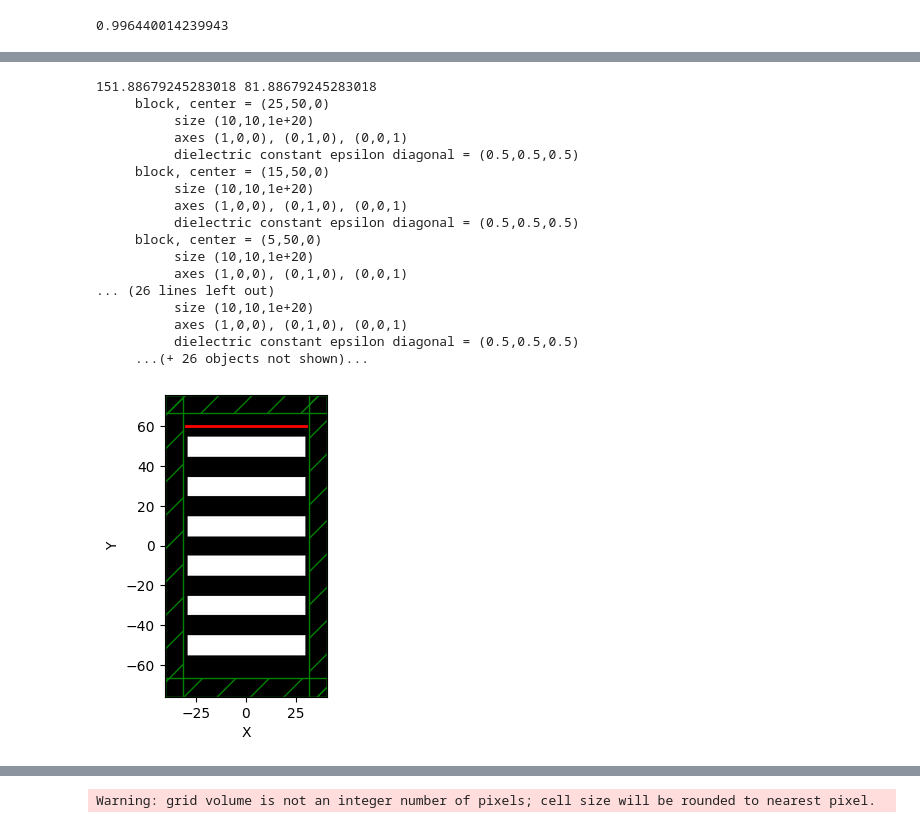
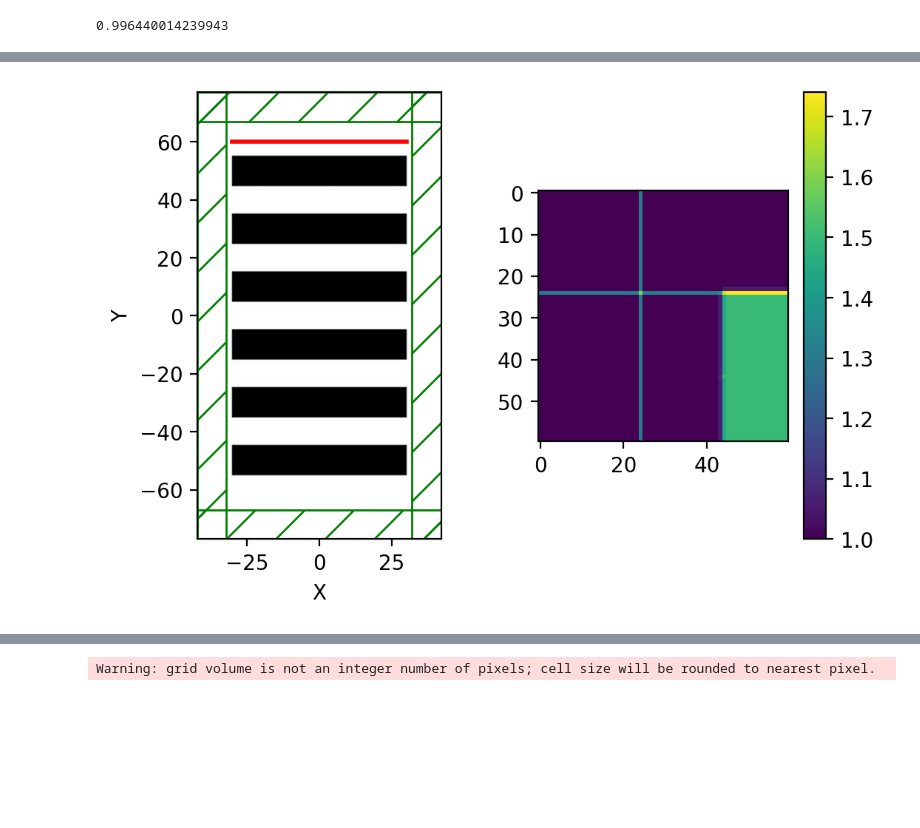
Before and after one commit to tornikeo/fe_vortex_optic_gates, a Jupyter notebook: simulation.ipynb, the cells around one changed output, grey strips where cells are left out. Cells and saved outputs as stored; diff of their text form; code cells hidden in the pictures; blank space fills up the shorter version.

```diff
--- a/simulation.ipynb
+++ b/simulation.ipynb
@@ -45,8 +45,8 @@ h = 10 # nanometers
 lamd = h / ratio # nanometers
 k_0 = 1 - 0.01 * (h/lamd) ** -2 # Used for eps hat calculation
 
-pml_size = lamd * 0.50
-pml_sep = lamd * 0.08
+pml_size = np.ceil(lamd * 0.50)
+pml_sep = np.ceil(lamd * 0.08)
 pml_depth = pml_size + pml_sep # nm
 simulation_area = np.array([6 * 10, 13 * 10, 0])
 grid_size = simulation_area + [pml_depth * 2, pml_depth * 2, 0] # nm
@@ -58,4 +58,3 @@ courant = courant_factor * (eps ** .5) / (2 ** .5) # no dim.
 # this is pixels per scale (nanometers here).
 # The vortices have size 10nmx10nm, and consist of
 # 6x6 cells. So, the resolution should be
-resolution = 10 / 6
@@ -101,8 +100,0 @@ resolution * pml_depth
-# %%
-x = sim.get_efield().copy().sum(-1)
-x += sim.get_epsilon().copy()
-x[int(resolution * pml_depth), :] = 0
-x[:,int(resolution * pml_depth),] = 0
-plt.figure(dpi=200)
-plt.imshow(x[:60,:60])
-plt.colorbar()
@@ -112,4 +101,5 @@ plt.colorbar()
 # %%
+mp.verbosity.set(0)
 # for
 geometry = []
 W,H, _ = grid_size
@@ -126,6 +116,16 @@ sources = [
         center=mp.Vector3(0, H/2 - D - h * .5, 0)
     )
 ]
+def eps_function(p):
+    x,y = p.x, p.y
+    rot = np.arctan2(y,x)
+    # if
+    eps_1 = 1 - k_0 * np.sin(0) ** 2 # first eps (for Ex)
+    eps_3 = 1 - k_0 * np.cos(0) ** 2 # middle eps (for Ey)
+    eps_4 = 1 # last eps (For Ez)
+    return mp.Medium(epsilon_diag=(eps_1, eps_3, eps_4))
+
+eps_function.do_averaging = False
 
 for y in np.linspace(
     start = H/2-D-h*1.5,
@@ -140,10 +140,13 @@ for y in np.linspace(
             mp.Block(
                 mp.Vector3(10,10,mp.inf),
                 center=mp.Vector3(x,y,0),
-                material=vortex_material
+                # epsilon_func=eps_function,
+                material = mp.Medium(epsilon_diag=mp.Vector3(2,2,1)),
             )
         )
+resolution = np.ceil(h * 1 / 6)
 
+pml_layers = [mp.PML(pml_size)]
 sim = mp.Simulation(
     cell_size=cell,
     boundary_layers=pml_layers,
@@ -151,9 +154,21 @@ sim = mp.Simulation(
     sources=sources,
     resolution=resolution,
     Courant=courant,
+    eps_averaging=True,
 )
+sim.run(until=10)
 
-plt.figure(dpi=100)
+plt.figure(dpi=200)
+plt.subplot(121)
 sim.plot2D()
+
+# x = sim.get_efield().copy().sum(-1)
+plt.subplot(122)
+x = sim.get_epsilon().copy()
+x[int(resolution * pml_depth), :] += .3
+x[:,int(resolution * pml_depth),] += .3
+plt.imshow(x[:60,:60])
+plt.colorbar()
+
 plt.show()
 # %% [output]
@@ -161,18 +176 @@ Warning: grid volume is not an integer number of pixels; cell size will be round
-151.88679245283018 81.88679245283018
-     block, center = (25,50,0)
-          size (10,10,1e+20)
-          axes (1,0,0), (0,1,0), (0,0,1)
-          dielectric constant epsilon diagonal = (0.5,0.5,0.5)
-     block, center = (15,50,0)
-          size (10,10,1e+20)
-          axes (1,0,0), (0,1,0), (0,0,1)
-          dielectric constant epsilon diagonal = (0.5,0.5,0.5)
-     block, center = (5,50,0)
-          size (10,10,1e+20)
-          axes (1,0,0), (0,1,0), (0,0,1)
-... (26 lines left out)
-          size (10,10,1e+20)
-          axes (1,0,0), (0,1,0), (0,0,1)
-          dielectric constant epsilon diagonal = (0.5,0.5,0.5)
-     ...(+ 26 objects not shown)...
-[figure, old version]
+[figure, new version]
```
Also changed, not shown: parts of 8 cells of this notebook.
